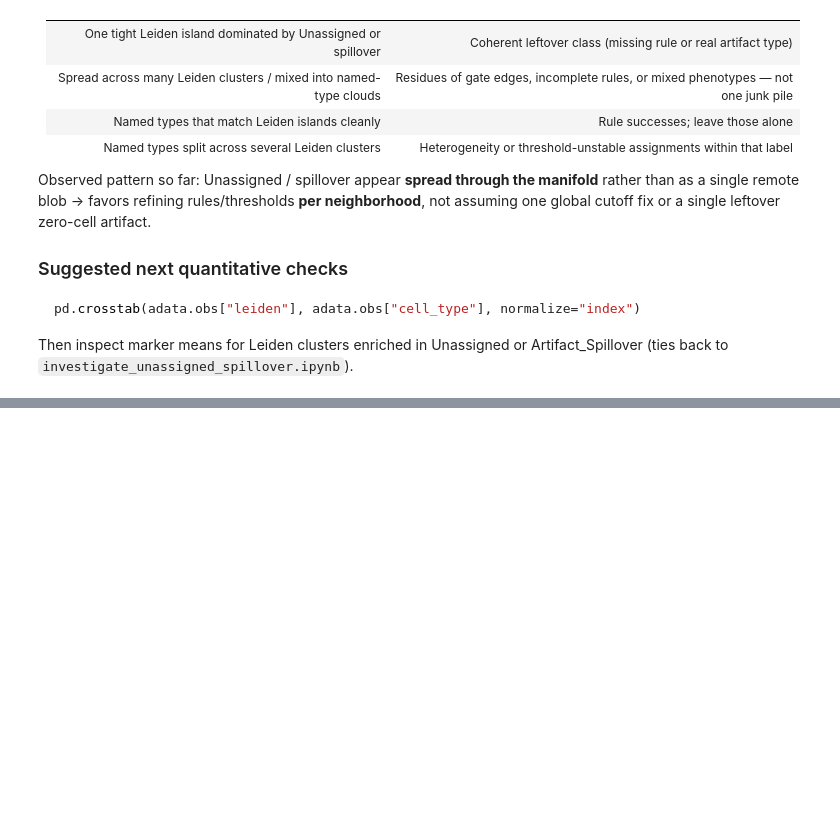
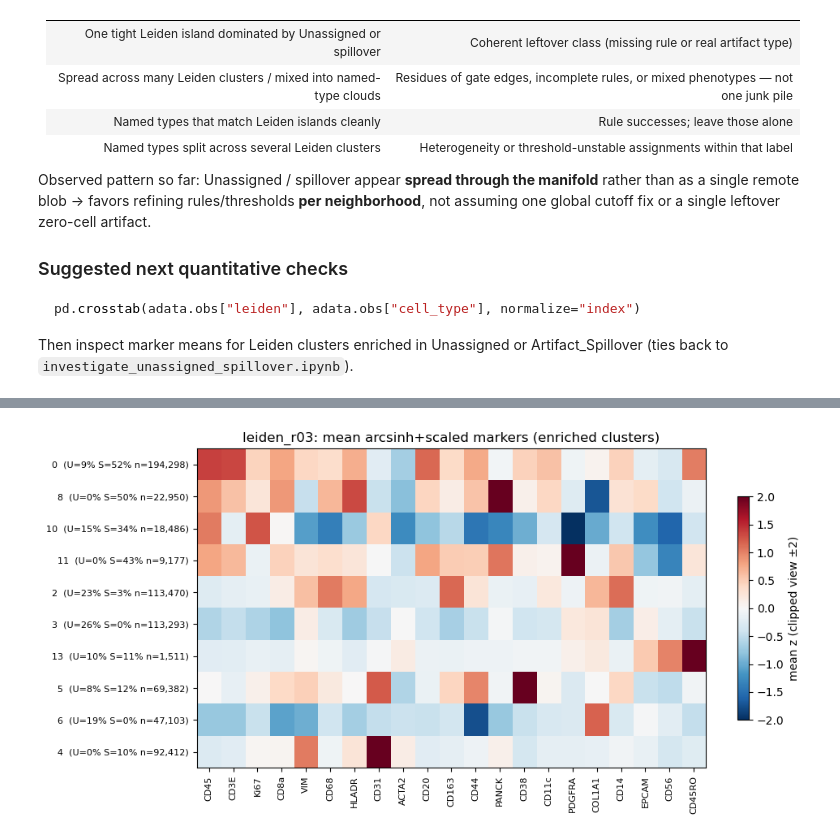
Before and after one commit to stevehanstudio/BladderDIVE, a Jupyter notebook: notebooks/investigate_unassigned_spillover_umap.ipynb, the cells around one changed output, grey strips where cells are left out. Saved outputs shown, nothing was run; the diff lists cells and outputs as text; code cells hidden in the pictures; blank space fills up the shorter version.

```diff
--- a/notebooks/investigate_unassigned_spillover_umap.ipynb
+++ b/notebooks/investigate_unassigned_spillover_umap.ipynb
@@ -226,0 +258,17 @@ Then inspect marker means for Leiden clusters enriched in Unassigned or Artifact
+# %%
+# Multi-resolution Leiden on the existing neighbors graph (no UMAP recompute).
+# §5 already wrote obs['leiden'] at resolution=0.5; keep it and add named columns.
+LEIDEN_RESOLUTIONS = {
+    "leiden_r03": 0.3,  # coarser
+    "leiden": 0.5,      # already computed in §5; skip if present
+    "leiden_r10": 1.0,  # finer
+}
+
+for key, res in LEIDEN_RESOLUTIONS.items():
+    if key == "leiden" and "leiden" in adata.obs:
+        print(f"{key}: keep existing (§5), n_clusters={adata.obs['leiden'].nunique()}")
+        continue
+    sc.tl.leiden(adata, resolution=res, key_added=key)
+    print(f"{key}: resolution={res}, n_clusters={adata.obs[key].nunique()}")
+
+print("\nLeiden columns:", [c for c in adata.obs.columns if c.startswith("leiden")])
@@ -226,0 +401,63 @@ Then inspect marker means for Leiden clusters enriched in Unassigned or Artifact
+# %%
+SKIP_MARKERS = {"DAPI", "DAPI2"}
+markers = [m for m in adata.var_names if m not in SKIP_MARKERS]
+marker_idx = [list(adata.var_names).index(m) for m in markers]
+
+# Enrichment gate: either focus label ≥ this fraction, or among top-N by focus_total
+MIN_FOCUS_FRAC = 0.25
+TOP_N_CLUSTERS = 10
+
+cluster_marker_means = {}
+
+for key in leiden_keys:
+    focus = focus_summary[key]
+    enriched = focus.index[
+        (focus["focus_total"] >= MIN_FOCUS_FRAC)
+        | (focus.index.isin(focus.head(TOP_N_CLUSTERS).index))
+    ].tolist()
+    # keep sort by focus_total
+    enriched = [c for c in focus.index if c in set(enriched)]
+
+    rows = []
+    for cl in enriched:
+        mask = (adata.obs[key].astype(str) == str(cl)).to_numpy()
+        if mask.sum() == 0:
+            continue
+        means = np.asarray(adata.X[mask][:, marker_idx].mean(axis=0)).ravel()
+        rows.append(pd.Series(means, index=markers, name=str(cl)))
+
+    mean_df = pd.DataFrame(rows)
+    mean_df.index.name = key
+    cluster_marker_means[key] = mean_df
+
+    print(
+        f"\n=== {key}: mean marker intensity for Unassigned/spillover-enriched clusters "
+        f"(n={len(mean_df)}; gate focus_total≥{MIN_FOCUS_FRAC:.0%} or top {TOP_N_CLUSTERS}) ==="
+    )
+    if mean_df.empty:
+        print("No enriched clusters.")
+        continue
+
+    # Annotate with Unassigned / spillover fractions for context
+    annot = focus.loc[mean_df.index, FOCUS_LABELS + ["focus_total", "n_cells"]]
+    display(annot.style.format({**{c: "{:.2%}" for c in FOCUS_LABELS + ["focus_total"]}, "n_cells": "{:,}"}))
+
+    fig, ax = plt.subplots(
+        figsize=(max(10, 0.45 * len(markers)), max(3.5, 0.35 * len(mean_df) + 1.5))
+    )
+    im = ax.imshow(mean_df.values, aspect="auto", cmap="RdBu_r", vmin=-2, vmax=2)
+    ax.set_xticks(range(len(markers)))
+    ax.set_xticklabels(markers, rotation=90, fontsize=8)
+    ax.set_yticks(range(len(mean_df)))
+    ax.set_yticklabels(
+        [
+            f"{cl}  (U={annot.loc[cl, 'Unassigned']:.0%} S={annot.loc[cl, 'Artifact_Spillover']:.0%} n={annot.loc[cl, 'n_cells']:,})"
+            for cl in mean_df.index
+        ],
+        fontsize=8,
+    )
+    ax.set_title(f"{key}: mean arcsinh+scaled markers (enriched clusters)")
+    fig.colorbar(im, ax=ax, shrink=0.7, label="mean z (clipped view ±2)")
+    plt.tight_layout()
+    plt.show()
+# %% [output]
@@ -226,0 +477 @@ Then inspect marker means for Leiden clusters enriched in Unassigned or Artifact
+[figure, added]
```
Also changed, not shown: parts of 23 cells of this notebook, 1 other file.
